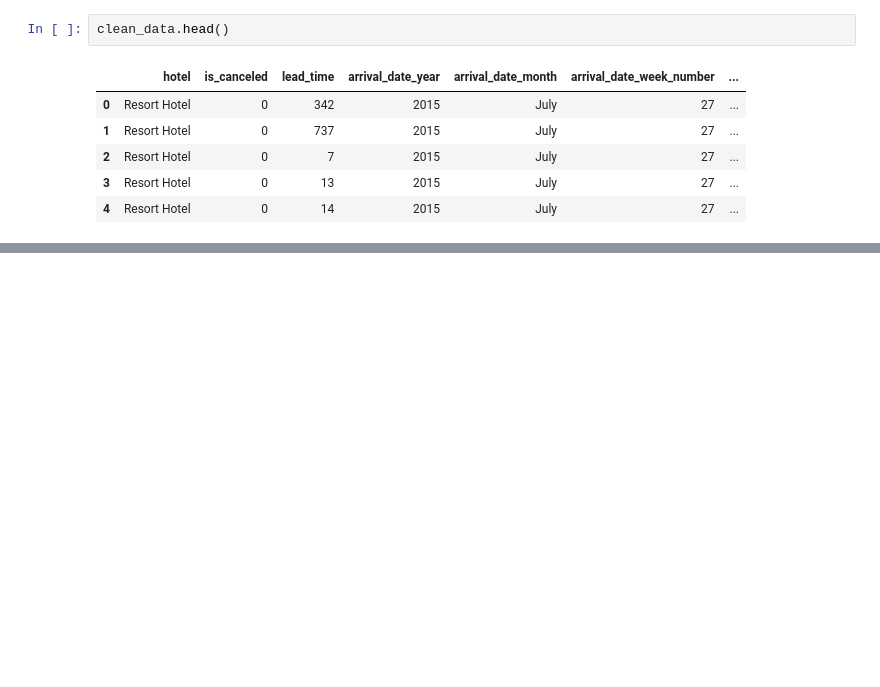
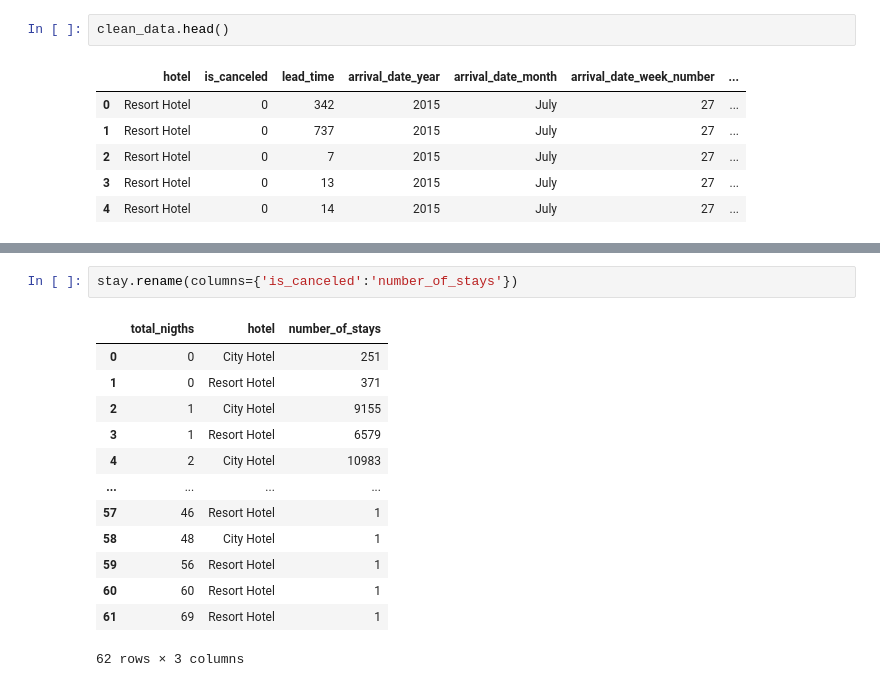
Before and after one commit to Aboubacar2012/Data_Analysis_Project, a Jupyter notebook: Hotel_Booking_Data_Analysis.ipynb, the cells around one changed output, grey strips where cells are left out. Cells and saved outputs as stored; diff of their text form; blank space fills up the shorter version.

```diff
--- a/Hotel_Booking_Data_Analysis.ipynb
+++ b/Hotel_Booking_Data_Analysis.ipynb
@@ -711,0 +708,16 @@ KeyError: ignored
+# %%
+stay.rename(columns={'is_canceled':'number_of_stays'})
+# %% [output]
+|  | total_nigths | hotel | number_of_stays |
+| 0 | 0 | City Hotel | 251 |
+| 1 | 0 | Resort Hotel | 371 |
+| 2 | 1 | City Hotel | 9155 |
+| 3 | 1 | Resort Hotel | 6579 |
+| 4 | 2 | City Hotel | 10983 |
+| ... | ... | ... | ... |
+| 57 | 46 | Resort Hotel | 1 |
+| 58 | 48 | City Hotel | 1 |
+| 59 | 56 | Resort Hotel | 1 |
+| 60 | 60 | Resort Hotel | 1 |
+| 61 | 69 | Resort Hotel | 1 |
+62 rows × 3 columns
```
Also changed, not shown: parts of 26 cells of this notebook.
